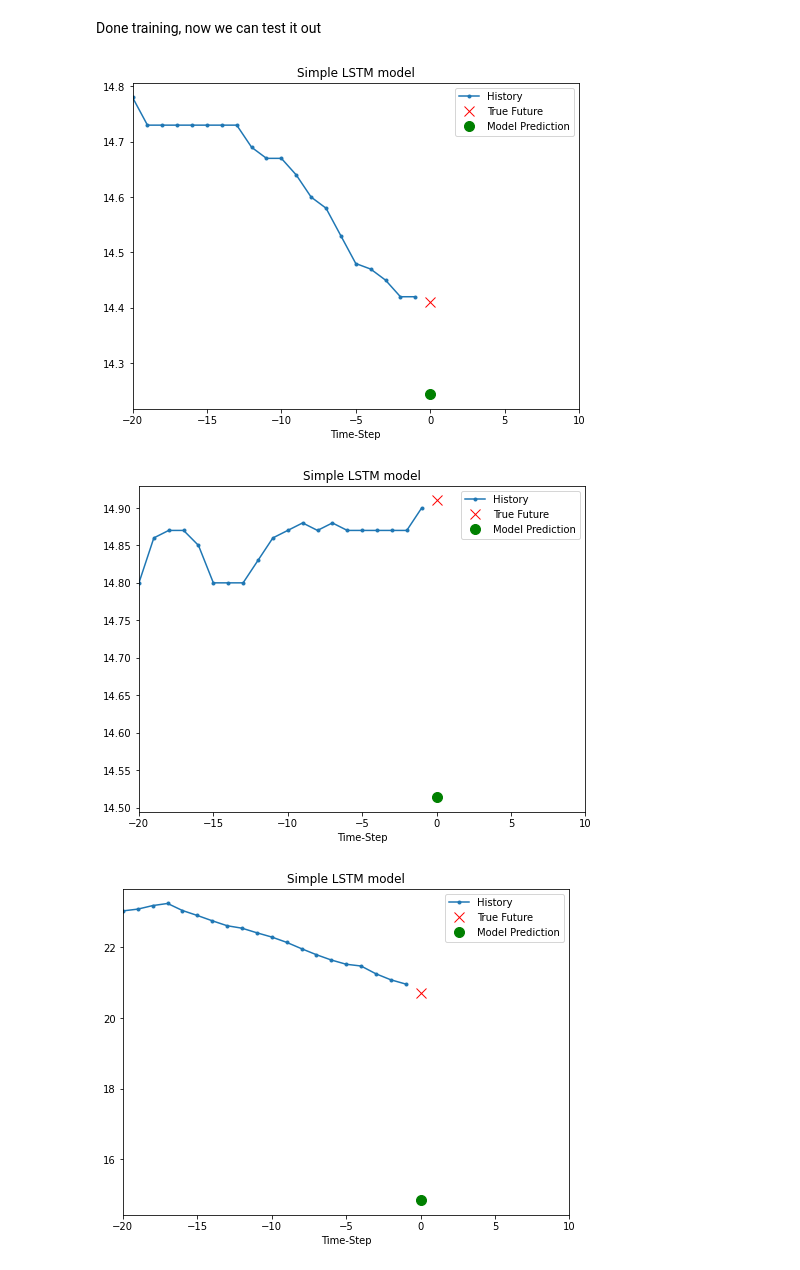
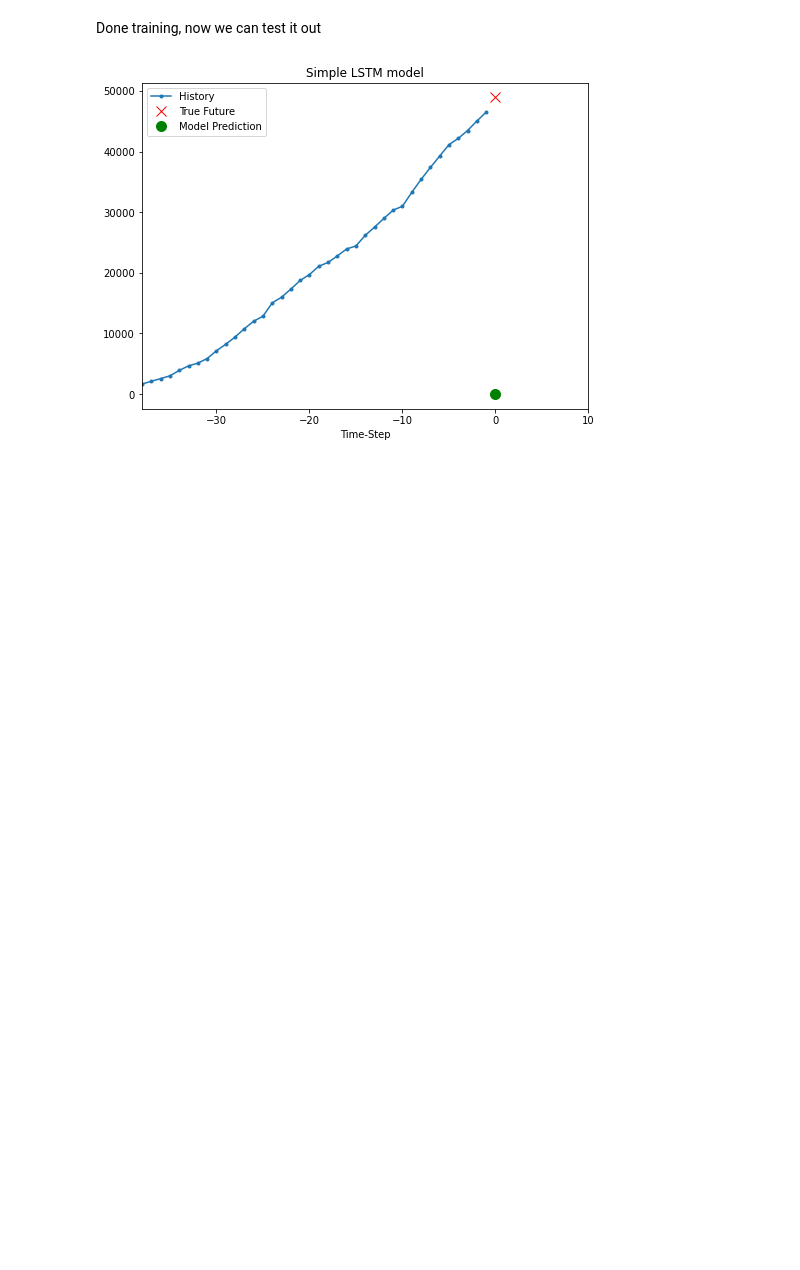
Before and after one commit to johnnyl72/covid-19-machine-learning, a Jupyter notebook: time_series_corona.ipynb, the cells around one changed output. Saved outputs shown, nothing was run; the diff lists cells and outputs as text; code cells hidden in the pictures; blank space fills up the shorter version.

```diff
--- a/time_series_corona.ipynb
+++ b/time_series_corona.ipynb
@@ -42,6 +29,6 @@ dtype: int64
 # %% [markdown]
 Delete any null rows/columns and display the top of the csv file
 # %%
-df = df.dropna()
+#df = df.dropna()
 df.head()
 # %% [output]
@@ -72,13 +59,13 @@ def univariate_data(dataset, start_index, end_index, history_size, target_size):
 # %% [markdown]
 TRAIN_SPLIT represents the number rows of data that will be used in the training dataset, the other half will be use in the valiation dataset
 # %%
-TRAIN_SPLIT = 300000
+TRAIN_SPLIT = 60
 ##Ensure reprdocubility
-tf.random.set_seed(13)
+tf.random.set_seed(5)
 # %% [markdown]
 # Univariate Time Series - Forecast using only a single feature (temperature)
 # %%
-uni_data = df['T (degC)']
+uni_data = df['Total Count Confirmed']
 uni_data.index = df['Date Time']
 uni_data.head()
 # %% [output]
@@ -106,8 +87,8 @@ uni_data = (uni_data-uni_train_mean)/uni_train_std
 # %% [markdown]
 Creating the data for the univariate model.
 # %%
-univariate_past_history = 20 #This will be given the last x reported counts
-univariate_future_target = 0 # Needs to learn to predict the temperature at the next time step
+univariate_past_history = 38 #This will be given the last x reported counts
+univariate_future_target = 0 # Needs to learn to predict the temperate at the next time step
 
 x_train_uni, y_train_uni = univariate_data(uni_data, 0, TRAIN_SPLIT,
                                            univariate_past_history,
@@ -239,11 +220,8 @@ Epoch 10/10
 # %% [markdown]
 Done training, now we can test it out
 # %%
-for x, y in val_univariate.take(3):
-  plot = show_plot([x[0].numpy(), y[0].numpy(),
-                    simple_lstm_model.predict(x)[0]], 0, 'Simple LSTM model')
-  plot.show()
+plot = show_plot([x[0].numpy(), y[0].numpy(),
+                simple_lstm_model.predict(x)[0]], 0, 'Simple LSTM model')
+plot.show()
 # %% [output]
-[figure, old version]
+[figure, new version]
-[figure, removed]
-[figure, removed]
```
Also changed, not shown: parts of 15 cells of this notebook.
